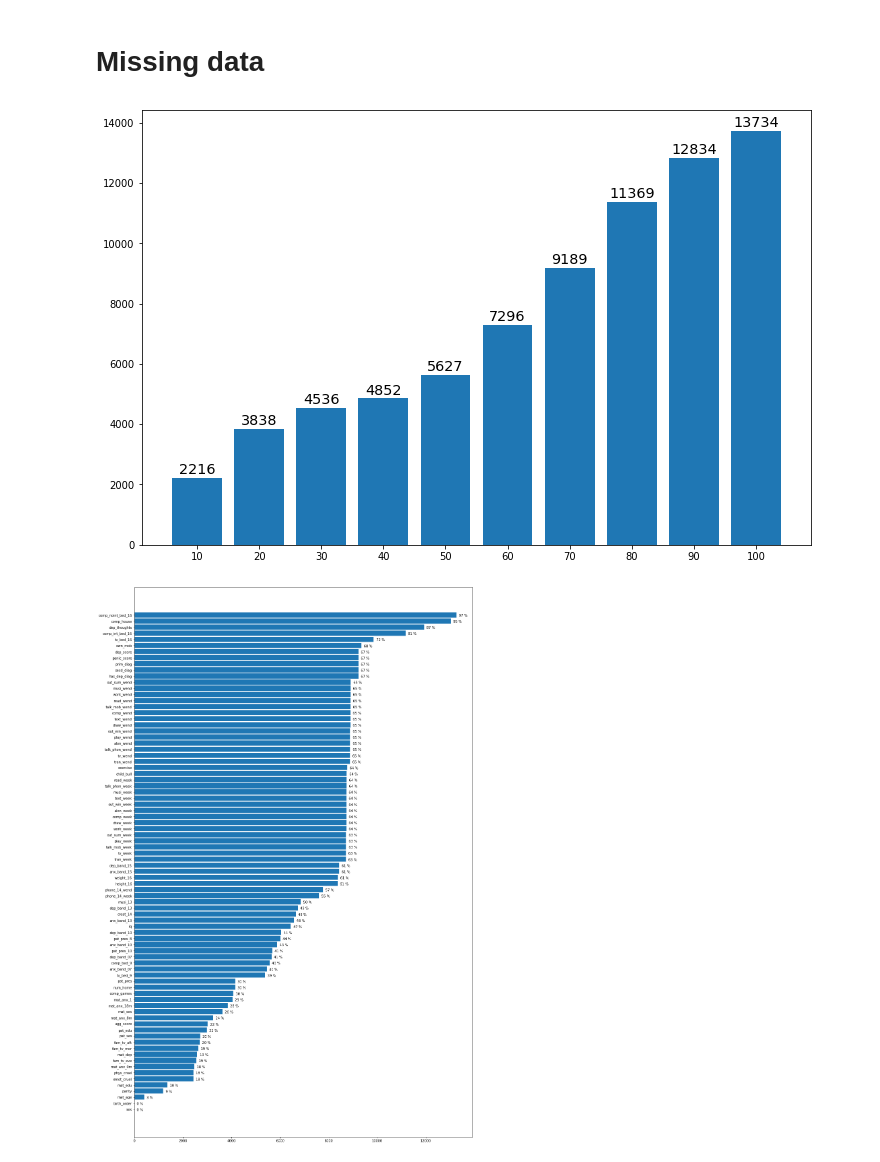
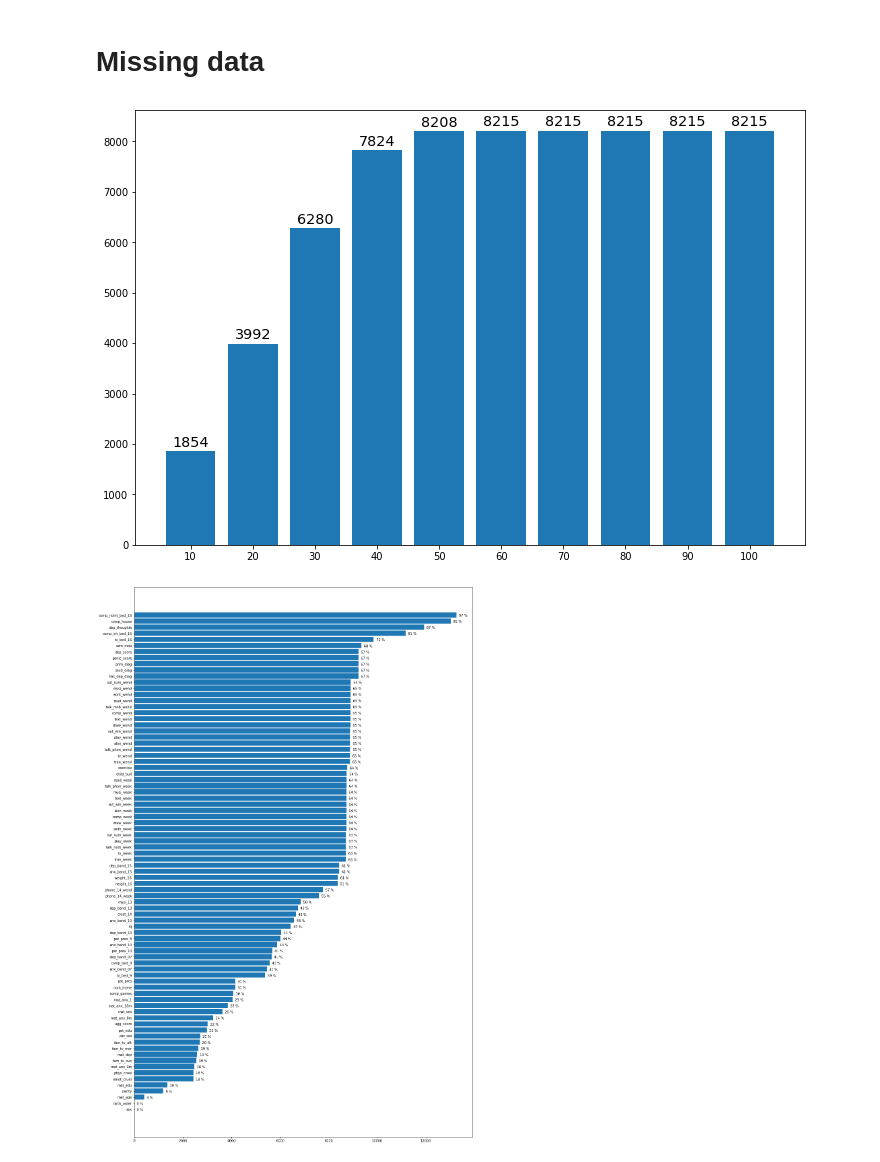
Before and after one commit to zapydoodle/Applied-Data-Science-Coursework, a Jupyter notebook: Data Exploration.ipynb, the cells around one changed output. Cells and saved outputs as stored; diff of their text form; code cells hidden in the pictures.

```diff
--- a/Data Exploration.ipynb
+++ b/Data Exploration.ipynb
@@ -296,15 +296,15 @@ def plot_rows(row_nan_percentage):
 
 
 # List of column headings where we're not interested in NaNs (will change depending on csv)
-not_needed = ['Unnamed: 0', 'X', 'flag']
+not_needed = ['Unnamed: 0', 'X']
 
 original_csv = "maps-synthetic-data-v1.1.csv"
 # %%
-nan_percentages = count_row_nans(original_csv, not_needed)
+nan_percentages_1 = count_row_nans("Combined_features.csv", not_needed)
 
-plot_rows(nan_percentages)
+plot_rows(nan_percentages_1)
 # %% [output]
-[figure, old version]
+[figure, new version]
 # %%
 NA_frequencies, datapoints = count_column_nans(original_csv, not_needed)
 
```
Also changed, not shown: parts of 3 cells of this notebook, 8 other files.
